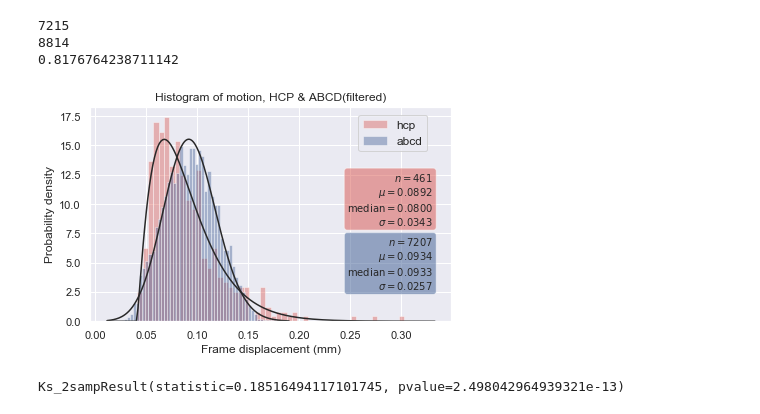
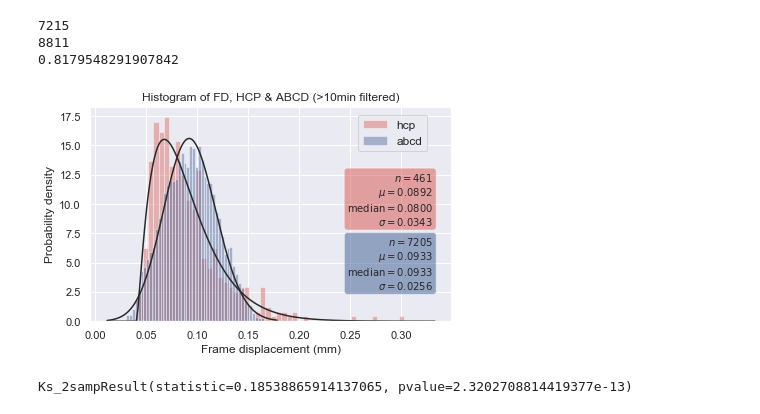
Before and after one commit to nih-fmrif/abcd_cca_replication, a Jupyter notebook: motion/hcp_abcd_motion_analysis.ipynb, the cells around one changed output. Drawn from its saved outputs; the diff is of its cells as text; code cells hidden in the pictures.

```diff
--- a/motion/hcp_abcd_motion_analysis.ipynb
+++ b/motion/hcp_abcd_motion_analysis.ipynb
@@ -86,6 +92,10 @@ dtype_dict={
     'remaining_frame_mean_FD': 'f8'
 }
 
+# note that msd means 'motion_summary_data'
 msd = pd.read_csv(fp, sep=',')
-msd
+
+# again, drop subjects w/ nan in their remaining_frame_mean_FD
+msd=msd[~np.isnan(msd['remaining_frame_mean_FD'])] #replace nan w/ )
+msd.shape
 # %% [output]
@@ -113,6 +106,6 @@ print(len(msd['sub']))
 print(len(msd[(msd['remaining_seconds']>600)])/len(msd['sub']))
 # %% [output]
 7215
-8814
-0.8176764238711142
+8811
+0.8179548291907842
 # %%
@@ -120,56 +113,15 @@ print(len(msd[(msd['remaining_seconds']>600)])/len(msd['sub']))
 # %%
 # Now, lets recreate the histograms for analysis
-# abcd2=list(msd[])
-msdfilt=msd[(msd['remaining_seconds']>600)]
-abcd2 = msdfilt['remaining_frame_mean_FD'].tolist()
+# msd_rt_filt means "motion_summary_data_remaining_time_filtered"
+msd_rt_filt=msd[(msd['remaining_seconds']>=600)]
+abcd = msd_rt_filt['remaining_frame_mean_FD'].tolist()
+# msd_rt_filt
-# %%
-bins=50
-fig, ax = plt.subplots()
-
-# Call the sns.set() function
-sns.set()
-sns.distplot(hcp,bins=bins,norm_hist=True,label='hcp',fit=stats.gamma,kde=False,color=sns.xkcd_rgb["pale red"])
-sns.distplot(abcd2,bins=bins,norm_hist=True,label='abcd',fit=stats.gamma,kde=False,color=sns.xkcd_rgb["denim blue"])
-
-# plt.axvline(np.median(hcp), linestyle='--',color=sns.xkcd_rgb["pale red"])
-# plt.axvline(np.median(abcd), linestyle='--',color=sns.xkcd_rgb["denim blue"])
-
-plt.legend(loc='upper right', bbox_to_anchor=(0.95, 0.99),fontsize=12)
-
-ax.set_xlabel('Frame displacement (mm)')
-ax.set_ylabel('Probability density')
-ax.set_title(r'Histogram of motion, HCP & ABCD(filtered)')
-
-textstr1 = '\n'.join((
-    r'$n=%d$' % (len(hcp), ),
-    r'$\mu=%.4f$' % (np.mean(hcp), ),
-    r'$\mathrm{median}=%.4f$' % (np.median(hcp), ),
-    r'$\sigma=%.4f$' % (np.std(hcp), )))
-
-textstr2 = '\n'.join((
-    r'$n=%d$' % (len(abcd2), ),
-    r'$\mu=%.4f$' % (np.mean(abcd2), ),
-    r'$\mathrm{median}=%.4f$' % (np.median(abcd2), ),
-    r'$\sigma=%.4f$' % (np.std(abcd2), )))
-
-props1 = dict(boxstyle='round', facecolor=sns.xkcd_rgb["pale red"], alpha=0.5)
-props2 = dict(boxstyle='round', facecolor=sns.xkcd_rgb["denim blue"], alpha=0.5)
-
-# place a text box in upper left in axes coords
-ax.text(0.95, 0.7, textstr1, transform=ax.transAxes, fontsize=10,
-        verticalalignment='top', horizontalalignment='right', bbox=props1)
-# place a text box in upper left in axes coords
-ax.text(0.95, 0.4, textstr2, transform=ax.transAxes, fontsize=10,
-        verticalalignment='top', horizontalalignment='right', bbox=props2)
-
-# Tweak spacing to prevent clipping of ylabel
-fig.tight_layout()
-plt.show()
-fig.savefig(os.path.join(cwd,'data/hcp_abcd_histogram.png'),dpi=600)
-# %% [output]
-[figure, removed]
+# %%
+plot_hist(hcp,abcd,'Histogram of FD, HCP & ABCD (>10min filtered)')
+# %% [output]
+[figure, added]
 # %%
 
-stats.ks_2samp(hcp, abcd2)
+stats.ks_2samp(hcp, abcd)
 # %% [output]
-Ks_2sampResult(statistic=0.18516494117101745, pvalue=2.498042964939321e-13)
+Ks_2sampResult(statistic=0.18538865914137065, pvalue=2.3202708814419377e-13)
```
Also changed, not shown: parts of 23 cells of this notebook, 6 other files.
